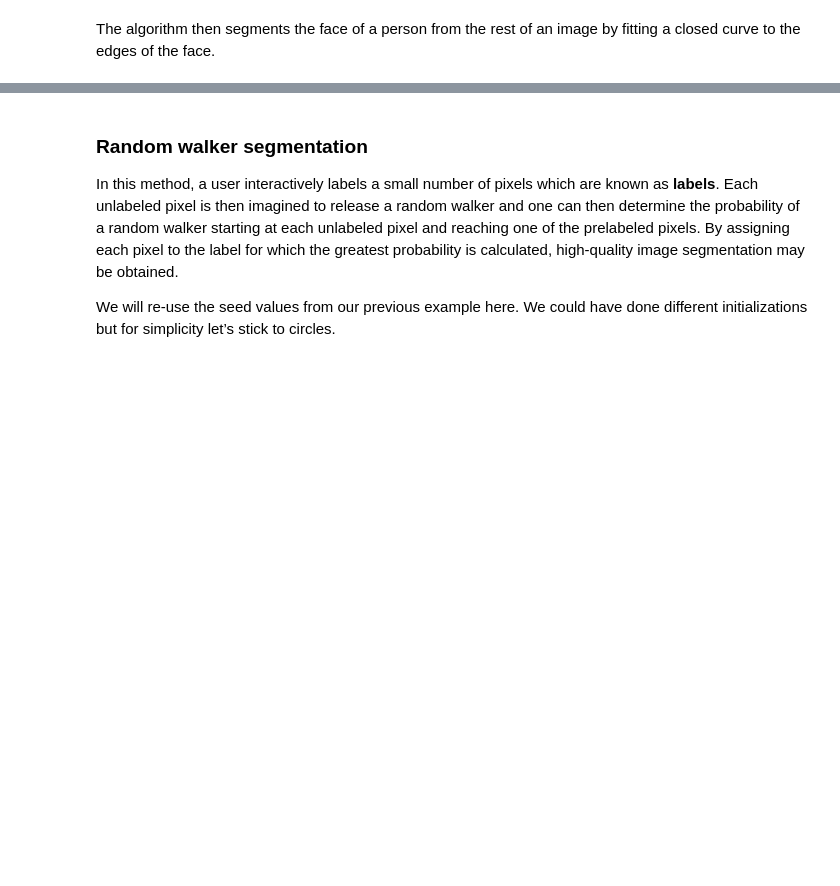
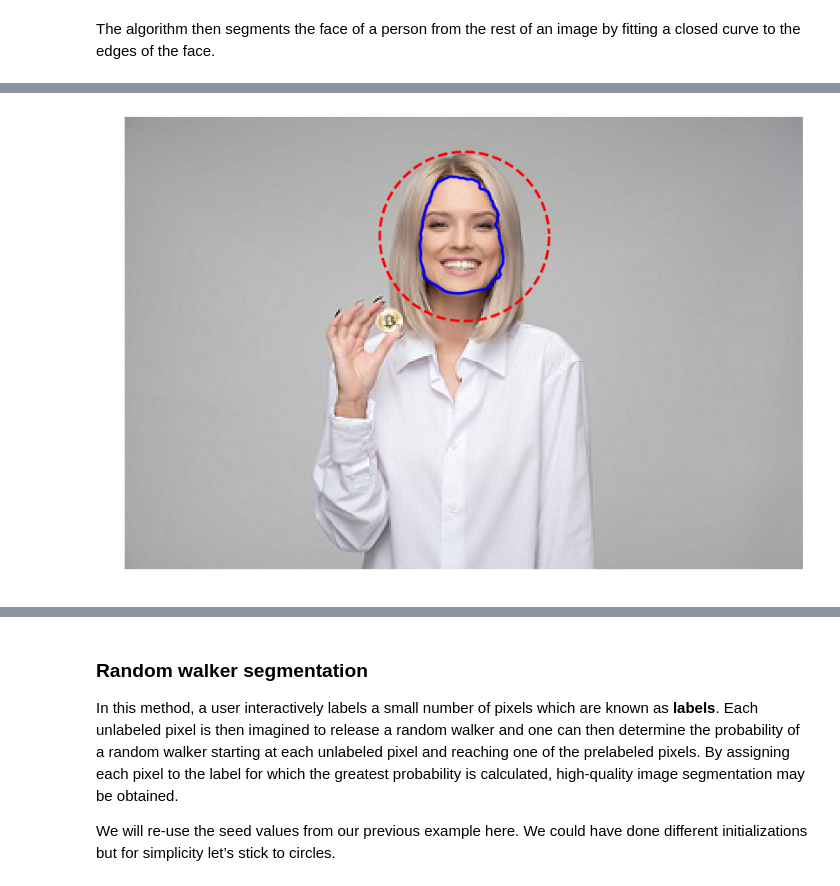
Before and after one commit to euloo/digital-image-processing, a Jupyter notebook: 7-image-segmentation.ipynb, the cells around one changed output, grey strips where cells are left out. Saved outputs shown, nothing was run; the diff lists cells and outputs as text; code cells hidden in the pictures; blank space fills up the shorter version.

```diff
--- a/7-image-segmentation.ipynb
+++ b/7-image-segmentation.ipynb
@@ -258,0 +258,9 @@ Wall time: 7min 4s
+# %%
+%%time
+snake = seg.active_contour(image_gray, points,alpha=0.5,beta=0.9)
+fig, ax = image_show(image)
+ax.plot(points[:, 0], points[:, 1], '--r', lw=3)
+ax.plot(snake[:, 0], snake[:, 1], '-b', lw=3)
+plt.show()
+# %% [output]
+[figure, added]
```
Also changed, not shown: parts of 26 cells of this notebook, 3 other files.
